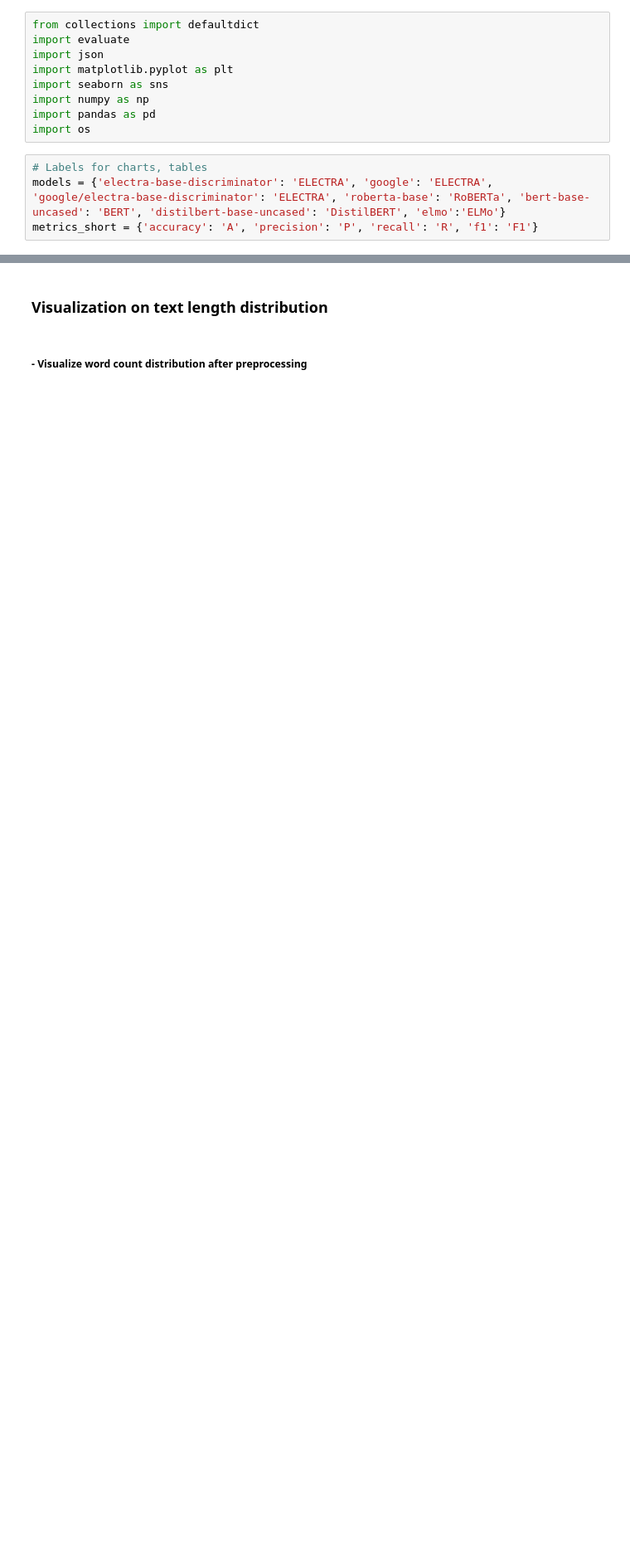
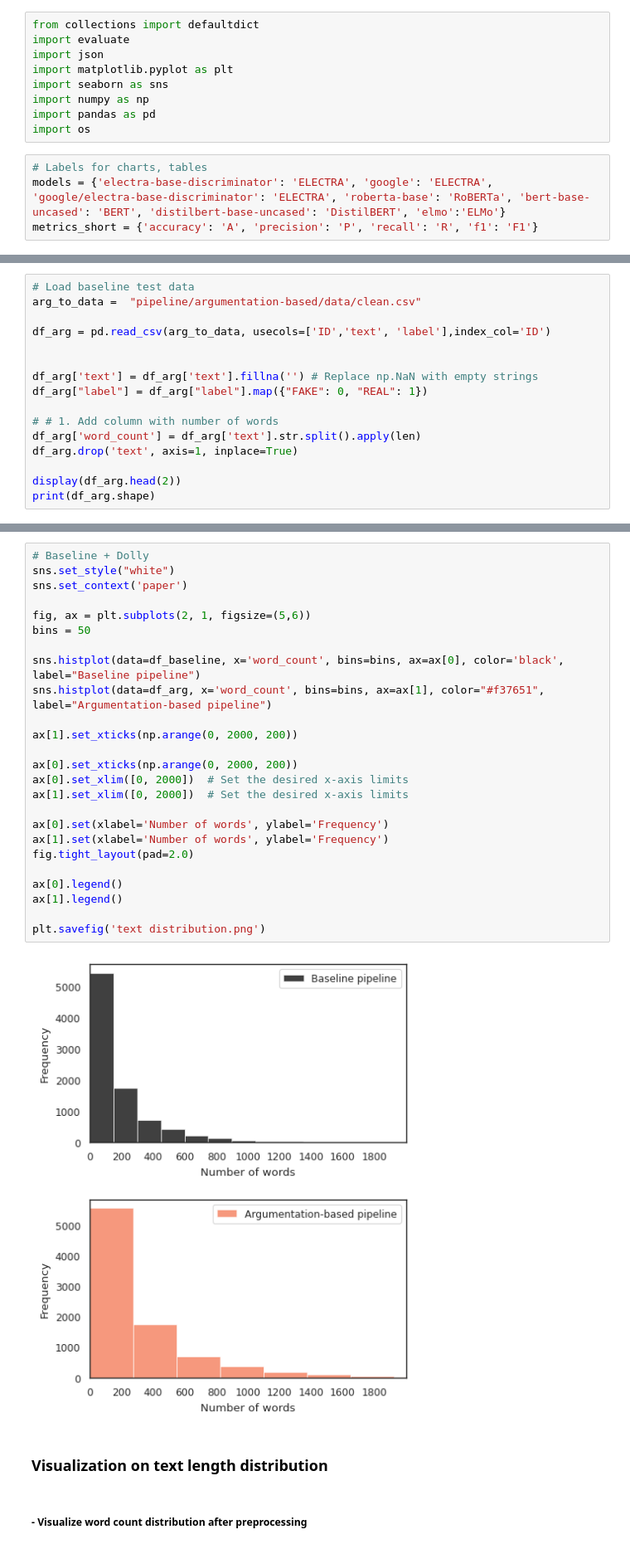
Before and after one commit to himayla/fake_news, a Jupyter notebook: visualization.ipynb, the cells around one changed output, grey strips where cells are left out. Shown: that part at 83% size. Drawn from its saved outputs; the diff is of its cells as text; blank space fills up the shorter version.

```diff
--- a/visualization.ipynb
+++ b/visualization.ipynb
@@ -13,0 +44,16 @@ metrics_short = {'accuracy': 'A', 'precision': 'P', 'recall': 'R', 'f1': 'F1'}
+# %%
+# Load baseline test data
+arg_to_data =  "pipeline/argumentation-based/data/clean.csv"
+
+df_arg = pd.read_csv(arg_to_data, usecols=['ID','text', 'label'],index_col='ID')
+
+
+df_arg['text'] = df_arg['text'].fillna('') # Replace np.NaN with empty strings
+df_arg["label"] = df_arg["label"].map({"FAKE": 0, "REAL": 1})
+
+# # 1. Add column with number of words
+df_arg['word_count'] = df_arg['text'].str.split().apply(len)
+df_arg.drop('text', axis=1, inplace=True)
+
+display(df_arg.head(2))
+print(df_arg.shape)
@@ -14,3 +66,30 @@ metrics_short = {'accuracy': 'A', 'precision': 'P', 'recall': 'R', 'f1': 'F1'}
+# %%
+# Baseline + Dolly
+sns.set_style("white")
+sns.set_context('paper')
+
+fig, ax = plt.subplots(2, 1, figsize=(5,6))
+bins = 50
+
+sns.histplot(data=df_baseline, x='word_count', bins=bins, ax=ax[0], color='black', label="Baseline pipeline")
+sns.histplot(data=df_arg, x='word_count', bins=bins, ax=ax[1], color="#f37651", label="Argumentation-based pipeline")
+
+ax[1].set_xticks(np.arange(0, 2000, 200))
+
+ax[0].set_xticks(np.arange(0, 2000, 200))
+ax[0].set_xlim([0, 2000])  # Set the desired x-axis limits
+ax[1].set_xlim([0, 2000])  # Set the desired x-axis limits
+
+ax[0].set(xlabel='Number of words', ylabel='Frequency')
+ax[1].set(xlabel='Number of words', ylabel='Frequency')
+fig.tight_layout(pad=2.0)
+
+ax[0].legend()
+ax[1].legend()
+
+plt.savefig('text distribution.png')
+# %% [output]
+[figure, added]
 # %% [markdown]
 ### Visualization on **text length** distribution
 # %% [markdown]
```
Also changed, not shown: parts of 13 cells of this notebook, 3 other files.
